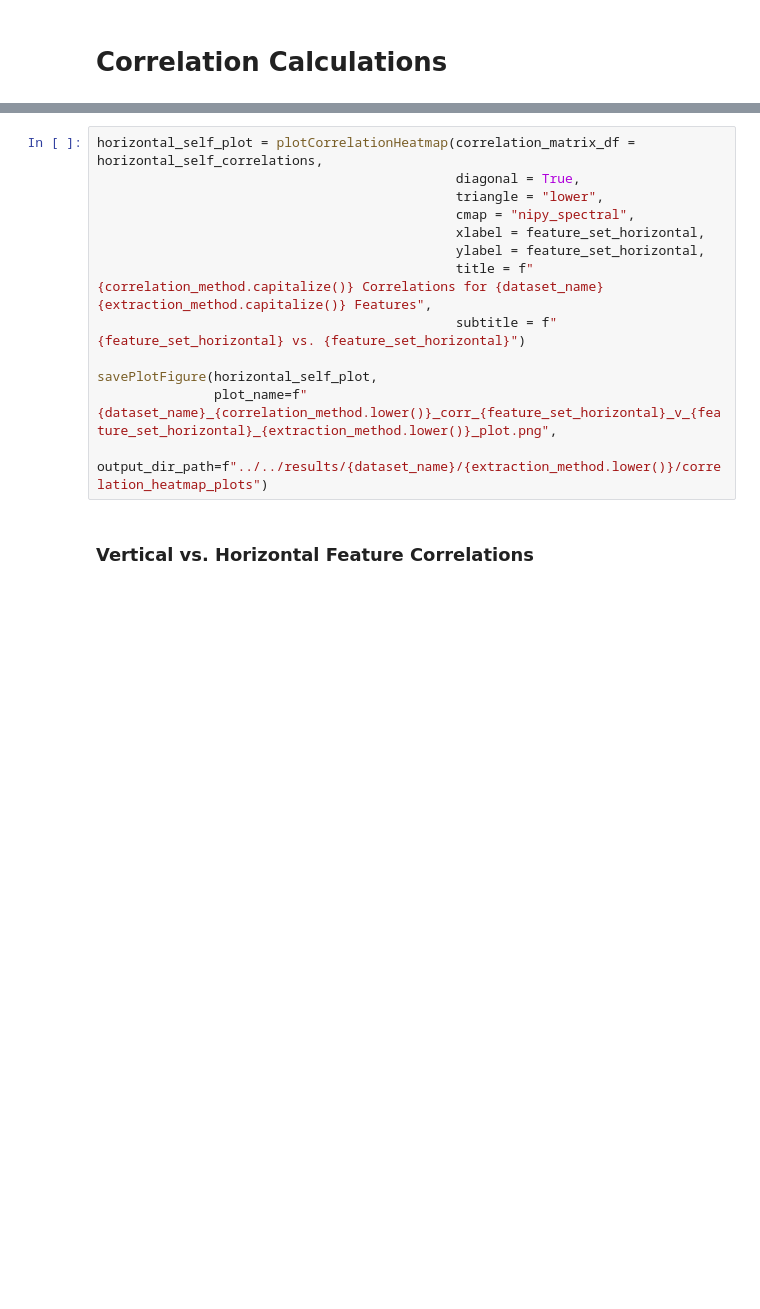
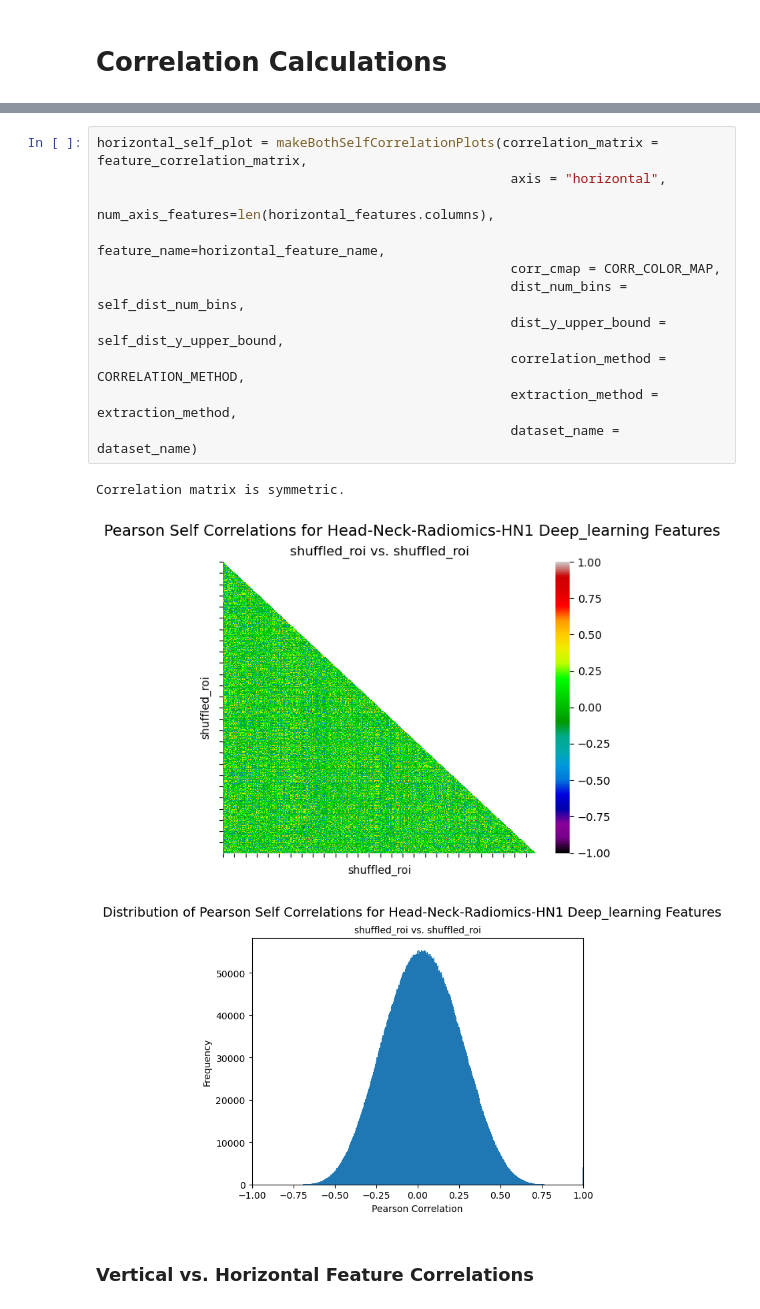
Before and after one commit to bhklab/analyze_readii_outputs, a Jupyter notebook: workflow/notebooks/correlation_analysis.ipynb, the cells around one changed output, grey strips where cells are left out. Saved outputs shown, nothing was run; the diff lists cells and outputs as text; blank space fills up the shorter version.

```diff
--- a/workflow/notebooks/correlation_analysis.ipynb
+++ b/workflow/notebooks/correlation_analysis.ipynb
@@ -149,15 +113,17 @@ savePlotFigure(vertical_self_plot,
-# %%
-horizontal_self_plot = plotCorrelationHeatmap(correlation_matrix_df = horizontal_self_correlations,
-                                              diagonal = True,
-                                              triangle = "lower",
-                                              cmap = "nipy_spectral",
-                                              xlabel = feature_set_horizontal,
-                                              ylabel = feature_set_horizontal,
-                                              title = f"{correlation_method.capitalize()} Correlations for {dataset_name} {extraction_method.capitalize()} Features",
-                                              subtitle = f"{feature_set_horizontal} vs. {feature_set_horizontal}")
-
-savePlotFigure(horizontal_self_plot,
-               plot_name=f"{dataset_name}_{correlation_method.lower()}_corr_{feature_set_horizontal}_v_{feature_set_horizontal}_{extraction_method.lower()}_plot.png",
-               output_dir_path=f"../../results/{dataset_name}/{extraction_method.lower()}/correlation_heatmap_plots")
+# %%
+horizontal_self_plot = makeBothSelfCorrelationPlots(correlation_matrix = feature_correlation_matrix,
+                                                     axis = "horizontal",
+                                                     num_axis_features=len(horizontal_features.columns),
+                                                     feature_name=horizontal_feature_name,
+                                                     corr_cmap = CORR_COLOR_MAP,
+                                                     dist_num_bins = self_dist_num_bins,
+                                                     dist_y_upper_bound = self_dist_y_upper_bound,
+                                                     correlation_method = CORRELATION_METHOD,
+                                                     extraction_method = extraction_method,
+                                                     dataset_name = dataset_name)
+# %% [output]
+Correlation matrix is symmetric.
+[figure, added]
+[figure, added]
 # %% [markdown]
 ### Vertical vs. Horizontal Feature Correlations
```
Also changed, not shown: parts of 32 cells of this notebook.
